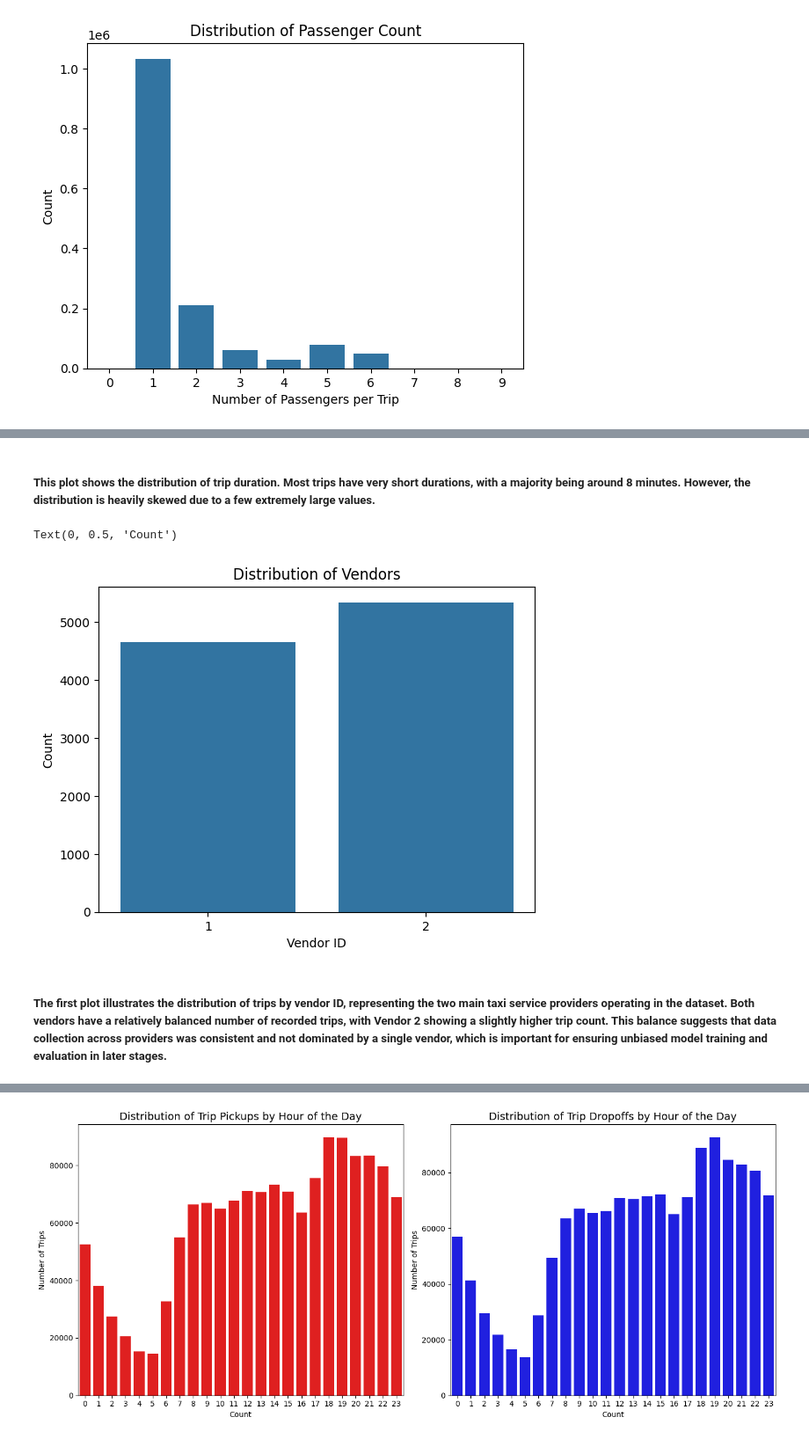
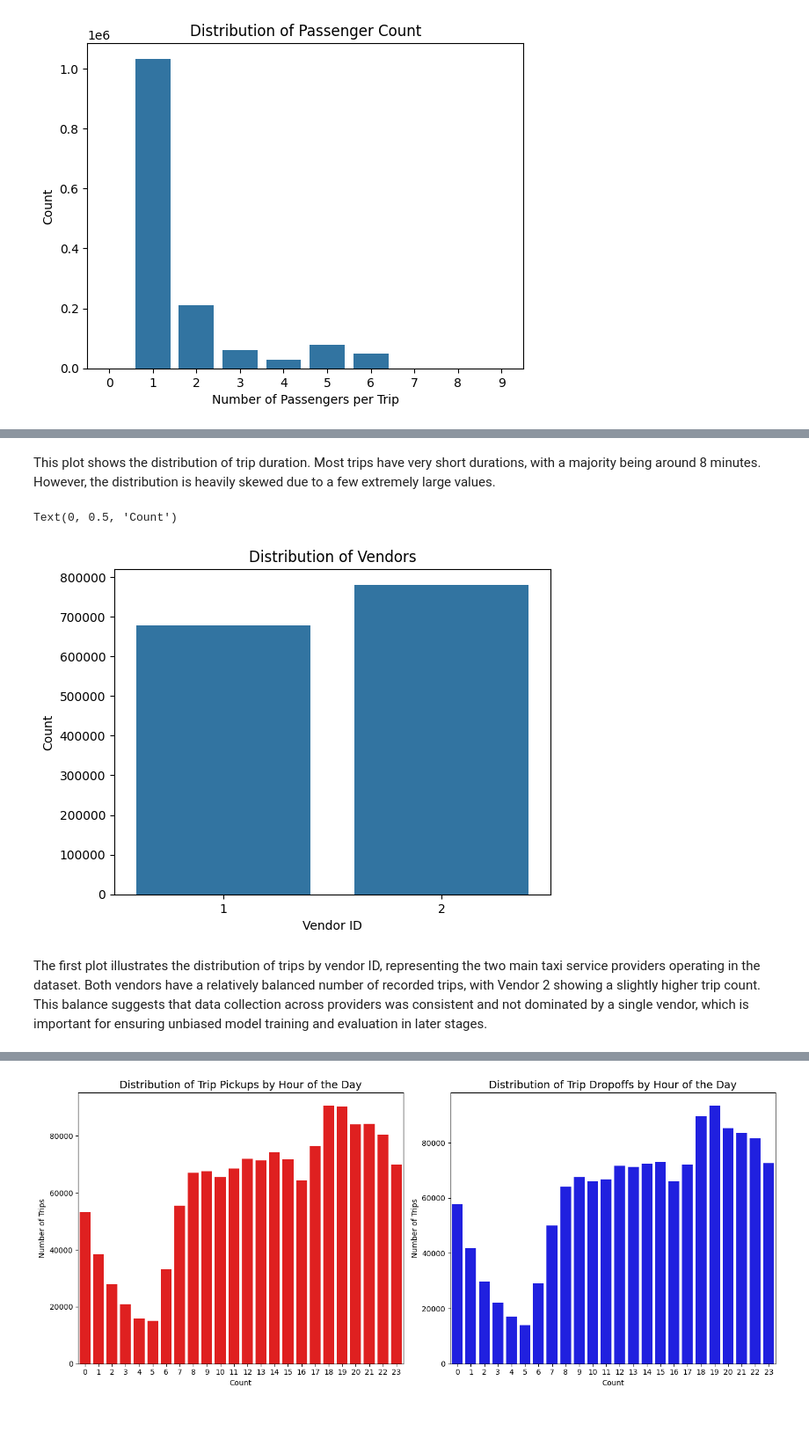
Before and after one commit to charralbert/Taxi_Trip_Duration, a Jupyter notebook: project_deliverable1_Group33.ipynb, the cells around one changed output, grey strips where cells are left out. Shown: that part at 88% size. Saved outputs shown, nothing was run; the diff lists cells and outputs as text; code cells hidden in the pictures.

```diff
--- a/project_deliverable1_Group33.ipynb
+++ b/project_deliverable1_Group33.ipynb
@@ -235,16 +226,16 @@ plt.show()
 # %% [markdown]
-##### This plot shows the distribution of trip duration. Most trips have very short durations, with a majority being around 8 minutes. However, the distribution is heavily skewed due to a few extremely large values.
+This plot shows the distribution of trip duration. Most trips have very short durations, with a majority being around 8 minutes. However, the distribution is heavily skewed due to a few extremely large values.
 # %%
 #trips taken by individual vendors
-sns.countplot(x='vendor_id',data=sample_df)
+sns.countplot(x='vendor_id',data=df)
 plt.title('Distribution of Vendors')
 plt.xlabel('Vendor ID')
 plt.ylabel('Count')
 # %% [output]
 Text(0, 0.5, 'Count')
-[figure, old version]
+[figure, new version]
 # %% [markdown]
-##### The first plot illustrates the distribution of trips by vendor ID, representing the two main taxi service providers operating in the dataset. Both vendors have a relatively balanced number of recorded trips, with Vendor 2 showing a slightly higher trip count. This balance suggests that data collection across providers was consistent and not dominated by a single vendor, which is important for ensuring unbiased model training and evaluation in later stages.
+The first plot illustrates the distribution of trips by vendor ID, representing the two main taxi service providers operating in the dataset. Both vendors have a relatively balanced number of recorded trips, with Vendor 2 showing a slightly higher trip count. This balance suggests that data collection across providers was consistent and not dominated by a single vendor, which is important for ensuring unbiased model training and evaluation in later stages.
 # %%
 #plot pickup date and time
 sample_df = df.sample(10000) if len(df) > 10000 else df
```
Also changed, not shown: parts of 34 cells of this notebook.
